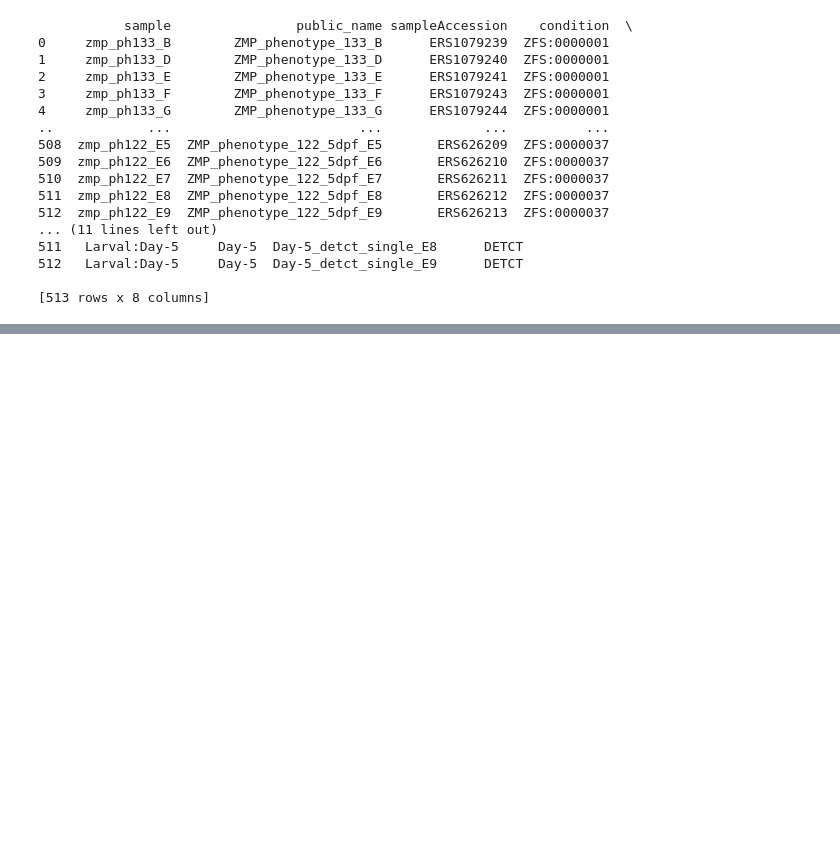
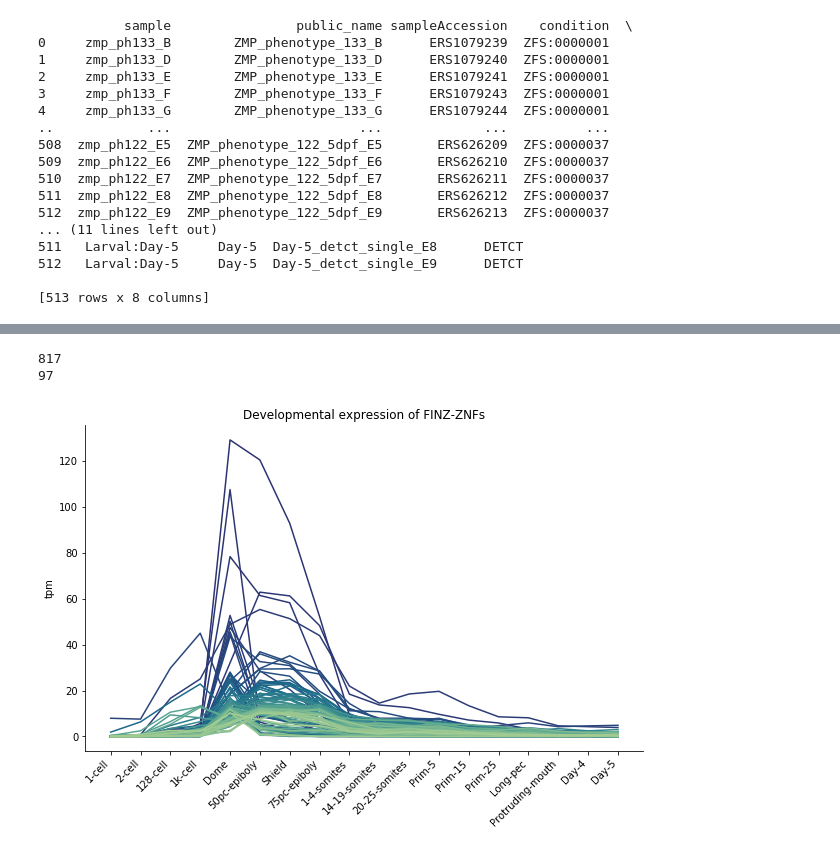
Before and after one commit to jonathan-wells/finz-znf, a Jupyter notebook: analysis/expression.ipynb, the cells around one changed output, grey strips where cells are left out. Cells and saved outputs as stored; diff of their text form; code cells hidden in the pictures; blank space fills up the shorter version.

```diff
--- a/analysis/expression.ipynb
+++ b/analysis/expression.ipynb
@@ -159,0 +131,41 @@ plt.show()
+# %%
+finz = []
+with open('../data/gffs/gffcmp.Danio_rerio_finz.denovo.gff.tmap') as infile:
+    header = infile.readline()
+    for line in infile:
+        line = line.split()
+        if line[0] == '-':
+            finz.append(line[3])
+        else:
+            finz.append(line[0])
+
+test = tpm_df.groupby(['gene'], as_index=False).max()
+expressed = test.loc[(test.tpm > 10) & (test.gene.isin(finz)), 'gene'].to_list()
+print(len(finz))
+print(len(expressed))
+# %% [output]
+817
+97
+# %%
+fig, ax = plt.subplots(figsize=(10, 6))
+
+hue_order = list(tpm_df.loc[tpm_df.gene.isin(expressed)].groupby('gene').max().reset_index().sort_values('tpm')['gene'])
+
+sns.lineplot(data=tpm_df.loc[tpm_df.gene.isin(expressed)],
+             x='stageName',
+             y='tpm',
+             sort=False,
+             hue='gene',
+             hue_order=hue_order[::-1],
+             palette='crest_r',
+             lw=1.5,
+             ax=ax)
+
+ax.set_title('Developmental expression of FINZ-ZNFs')
+ax.get_legend().remove()
+ax.set_xlabel('')
+plt.xticks(rotation=45, ha='right')
+sns.despine()
+plt.show()
+# %% [output]
+[figure, added]
```
Also changed, not shown: parts of 17 cells of this notebook, 3 other files.
